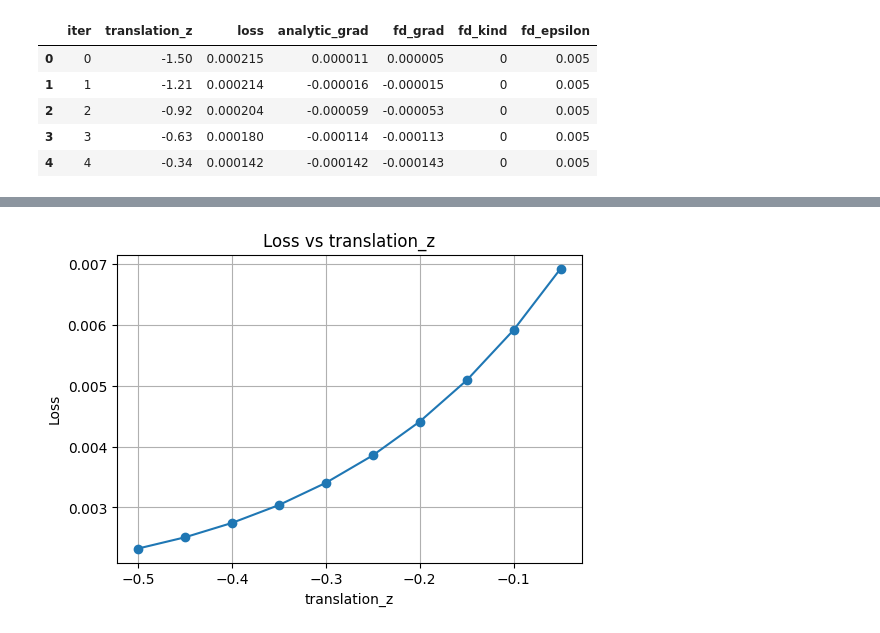
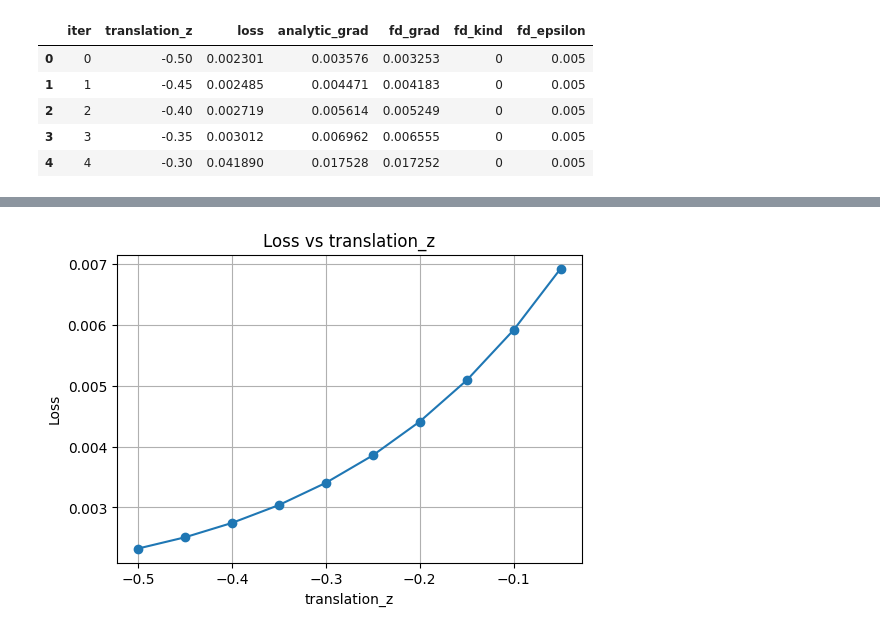
Before and after one commit to M-Gjerde/DifferentiablePointRendering, a Jupyter notebook: python/finite_difference/notebook_scatter.ipynb, the cells around one changed output, grey strips where cells are left out. Saved outputs shown, nothing was run; the diff lists cells and outputs as text; code cells hidden in the pictures.

```diff
--- a/python/finite_difference/notebook_scatter.ipynb
+++ b/python/finite_difference/notebook_scatter.ipynb
@@ -1,30 +1,30 @@
 # %%
 import pandas as pd
 from pathlib import Path
 
 test = "0"
 parameter = "translation_z"
-scene = "transmit_3"
+scene = "transmit"
 camera = "camera1"
 csv_path = Path(f"Output/{scene}/{parameter}/{test}/{camera}_{parameter}_sweep.csv")
 
 if not csv_path.exists():
     raise FileNotFoundError(f"CSV file not found: {csv_path}")
 
 df = pd.read_csv(csv_path)
 
 required_columns = {f"{parameter}", "loss", "analytic_grad", "fd_grad"}
 if not required_columns.issubset(df.columns):
     raise RuntimeError(f"CSV must contain columns: {required_columns}")
 
 df.head()
 # %% [output]
 |  | iter | translation_z | loss | analytic_grad | fd_grad | fd_kind | fd_epsilon |
-| 0 | 0 | -1.50 | 0.000215 | 0.000011 | 0.000005 | 0 | 0.005 |
-| 1 | 1 | -1.21 | 0.000214 | -0.000016 | -0.000015 | 0 | 0.005 |
-| 2 | 2 | -0.92 | 0.000204 | -0.000059 | -0.000053 | 0 | 0.005 |
-| 3 | 3 | -0.63 | 0.000180 | -0.000114 | -0.000113 | 0 | 0.005 |
-| 4 | 4 | -0.34 | 0.000142 | -0.000142 | -0.000143 | 0 | 0.005 |
+| 0 | 0 | -0.50 | 0.002301 | 0.003576 | 0.003253 | 0 | 0.005 |
+| 1 | 1 | -0.45 | 0.002485 | 0.004471 | 0.004183 | 0 | 0.005 |
+| 2 | 2 | -0.40 | 0.002719 | 0.005614 | 0.005249 | 0 | 0.005 |
+| 3 | 3 | -0.35 | 0.003012 | 0.006962 | 0.006555 | 0 | 0.005 |
+| 4 | 4 | -0.30 | 0.041890 | 0.017528 | 0.017252 | 0 | 0.005 |
 # %%
 import matplotlib.pyplot as plt
 
```
Also changed, not shown: parts of 2 cells of this notebook.
